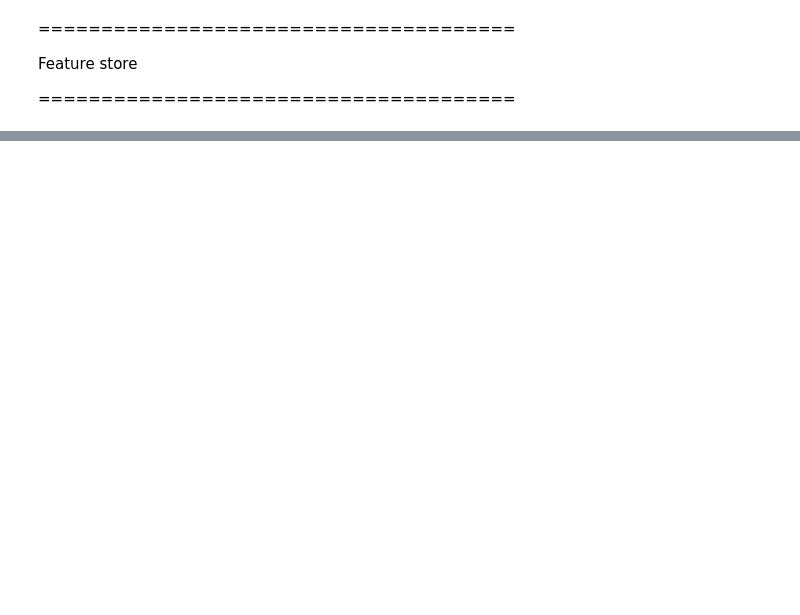
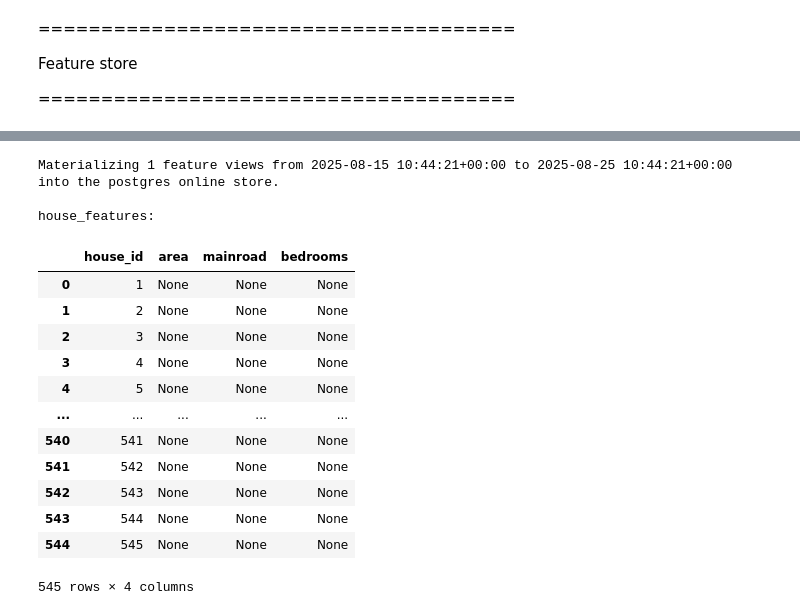
Before and after one commit to Zineddine-Rebbouh/mlops-project, a Jupyter notebook: house_price_prediction.ipynb, the cells around one changed output, grey strips where cells are left out. Drawn from its saved outputs; the diff is of its cells as text; code cells hidden in the pictures; blank space fills up the shorter version.

Commit message:
complete the feature store processes + steup

```diff
--- a/house_price_prediction.ipynb
+++ b/house_price_prediction.ipynb
@@ -243,3 +242,8 @@ y.to_csv("./feature_store/data/house_target.csv", index=False)
 Feature store
 
 ======================================
+# %%
+from feature_store.feature_store import FeastFeatureStore
+
+feast = FeastFeatureStore(path=os.path.join(os.getcwd() + "/feature_store/feature_repo"))
+print(feast.store)
@@ -245,0 +257,8 @@ Feature store
+# %%
+entity_df = feast.get_entity_dataframe(path=os.path.join(os.getcwd() + "/feature_store/data/house_target.parquet"))
+# %%
+features=[
+         "house_features:area",
+         "house_features:bedrooms",
+         "house_features:mainroad"
+    ]
@@ -245,0 +299,25 @@ Feature store
+# %%
+from datetime import datetime
+feast.materialize(datetime.now(), datetime.now() - timedelta(days=10))
+# %% [output]
+Materializing 1 feature views from 2025-08-15 10:44:21+00:00 to 2025-08-25 10:44:21+00:00 into the postgres online store.
+
+house_features:
+# %%
+entity_rows = pd.DataFrame(entity_df["house_id"]).to_dict(orient="records")
+online_df = feast.get_online_features(entity_rows, features)
+online_df
+# %% [output]
+|  | house_id | area | mainroad | bedrooms |
+| 0 | 1 | None | None | None |
+| 1 | 2 | None | None | None |
+| 2 | 3 | None | None | None |
+| 3 | 4 | None | None | None |
+| 4 | 5 | None | None | None |
+| ... | ... | ... | ... | ... |
+| 540 | 541 | None | None | None |
+| 541 | 542 | None | None | None |
+| 542 | 543 | None | None | None |
+| 543 | 544 | None | None | None |
+| 544 | 545 | None | None | None |
+545 rows × 4 columns
```
Also changed, not shown: parts of 13 cells of this notebook, 12 other files.
